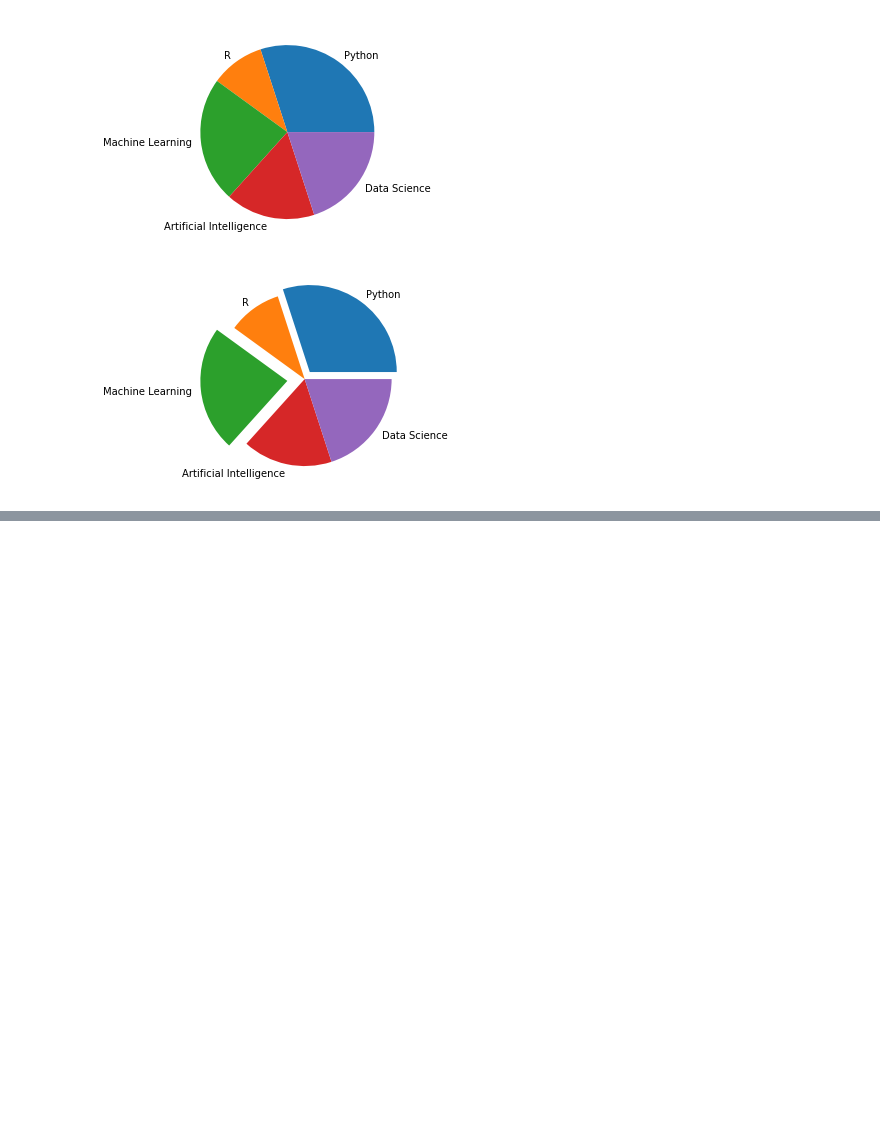
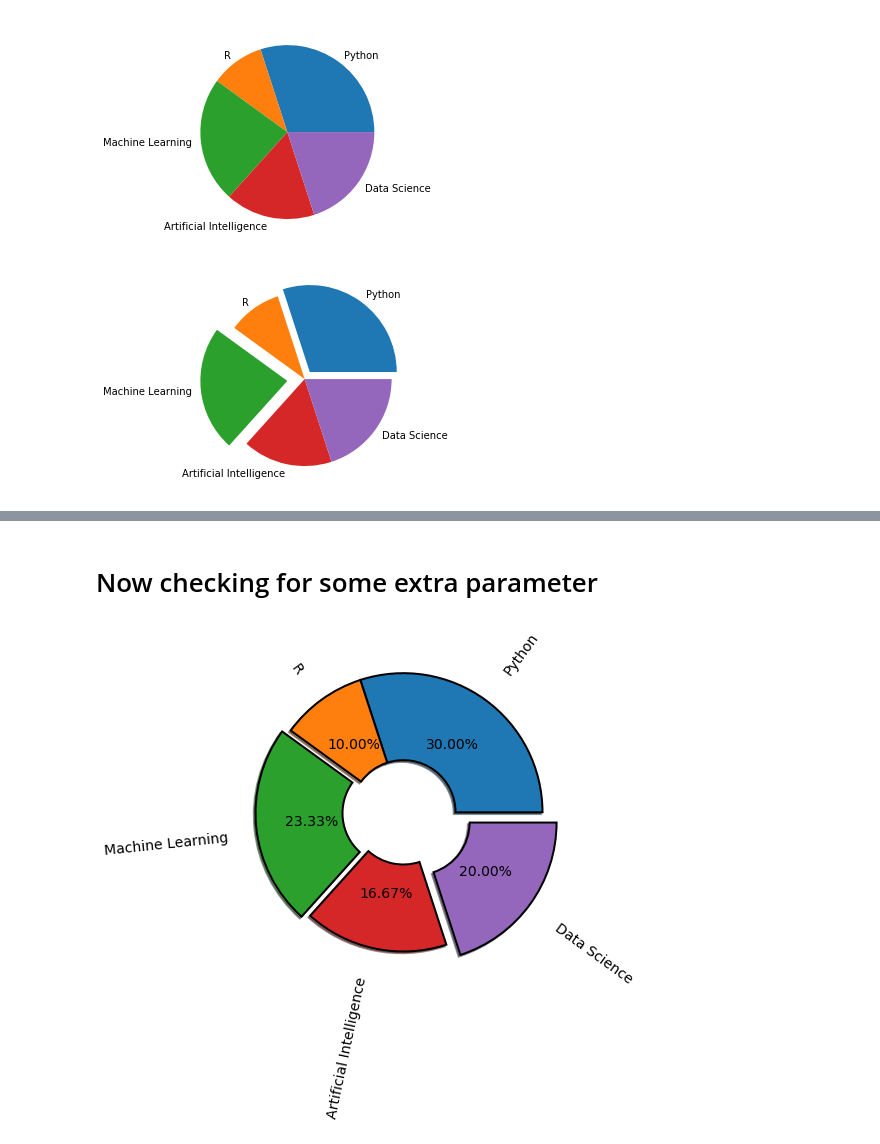
Before and after one commit to realabhishekrai/Matplotlib, a Jupyter notebook: Matplotlib Practice/5 - Pie Chart.ipynb, the cells around one changed output, grey strips where cells are left out. Saved outputs shown, nothing was run; the diff lists cells and outputs as text; code cells hidden in the pictures; blank space fills up the shorter version.

Commit message:
Extra Content Added

```diff
--- a/Matplotlib Practice/5 - Pie Chart.ipynb
+++ b/Matplotlib Practice/5 - Pie Chart.ipynb
@@ -28,0 +53,9 @@ TypeError: pie() got an unexpected keyword argument 'c'
+# %% [markdown]
+# Now checking for some extra parameter
+# %%
+wedgeprops = {'linewidth':2, 'width':1, "edgecolor":'k'}
+plt.pie(class1_students, labels = classes, radius = 1.6, autopct = "%0.2f%%", textprops = {'fontsize':14}, labeldistance = 1.2,\
+       wedgeprops = wedgeprops, shadow = True, rotatelabels = True, explode = explode)
+plt.show()
+# %% [output]
+[figure, added]
```
Also changed, not shown: parts of 6 cells of this notebook.
